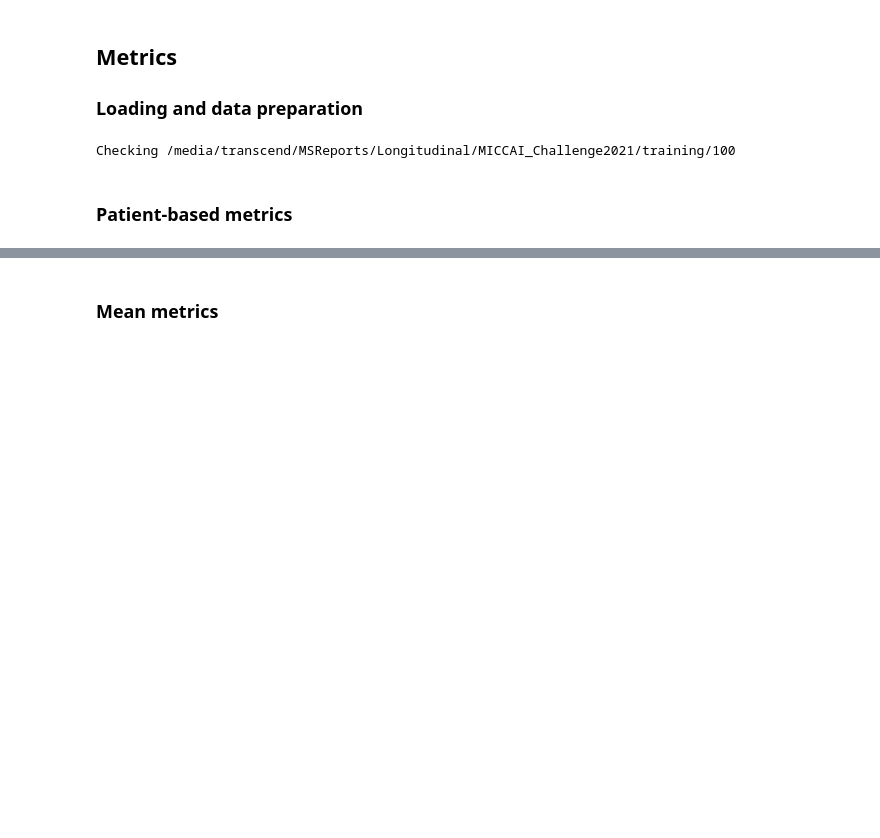
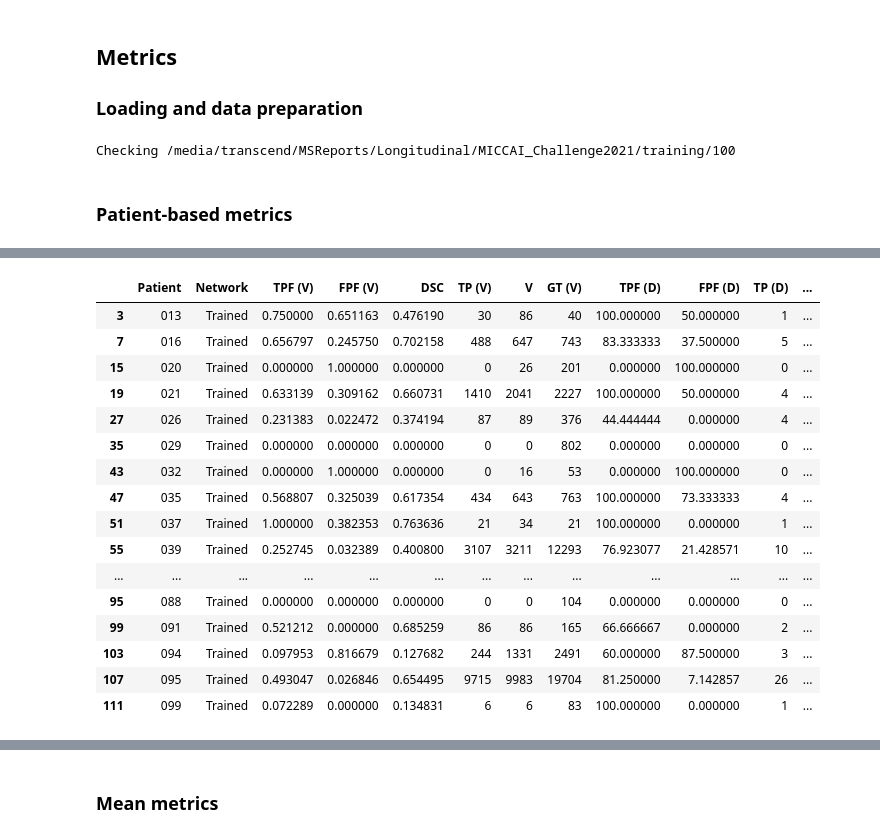
Before and after one commit to marianocabezas/msseg2, a Jupyter notebook: metrics_msseg2.ipynb, the cells around one changed output, grey strips where cells are left out. Saved outputs shown, nothing was run; the diff lists cells and outputs as text; code cells hidden in the pictures; blank space fills up the shorter version.

```diff
--- a/metrics_msseg2.ipynb
+++ b/metrics_msseg2.ipynb
@@ -295,2 +295,13 @@ positive_df[positive_df['DSC'] < 0.6]
 # %%
-positive_df[positive_df['Network'] == 'Trained']
+positive_df[(positive_df['Network'] == 'Trained') | (positive_df['Network'] == 'Baseline')]
+trained_df = positive_df[positive_df['Network'] == 'Trained']
+baseline_df = positive_df[positive_df['Network'] == 'Baseline']
+
+trained_patients = []
+baseline_patients = []
+
+for (trained_idx, trained_row), (baseline_idx, baseline_row) in zip(trained_df.iterrows(), baseline_df.iterrows()):
+    if trained_row['DSC'] > baseline_row['DSC']:
+        trained_patients.append(trained_row['Patient'])
+    else:
+        baseline_patients.append(trained_row['Patient'])
@@ -314,0 +334,20 @@ positive_df[positive_df['Network'] == 'Trained']
+# %%
+trained_df[~trained_df['Patient'].isin(trained_patients)]
+# %% [output]
+|  | Patient | Network | TPF (V) | FPF (V) | DSC | TP (V) | V | GT (V) | TPF (D) | FPF (D) | TP (D) | ... |
+| 3 | 013 | Trained | 0.750000 | 0.651163 | 0.476190 | 30 | 86 | 40 | 100.000000 | 50.000000 | 1 | ... |
+| 7 | 016 | Trained | 0.656797 | 0.245750 | 0.702158 | 488 | 647 | 743 | 83.333333 | 37.500000 | 5 | ... |
+| 15 | 020 | Trained | 0.000000 | 1.000000 | 0.000000 | 0 | 26 | 201 | 0.000000 | 100.000000 | 0 | ... |
+| 19 | 021 | Trained | 0.633139 | 0.309162 | 0.660731 | 1410 | 2041 | 2227 | 100.000000 | 50.000000 | 4 | ... |
+| 27 | 026 | Trained | 0.231383 | 0.022472 | 0.374194 | 87 | 89 | 376 | 44.444444 | 0.000000 | 4 | ... |
+| 35 | 029 | Trained | 0.000000 | 0.000000 | 0.000000 | 0 | 0 | 802 | 0.000000 | 0.000000 | 0 | ... |
+| 43 | 032 | Trained | 0.000000 | 1.000000 | 0.000000 | 0 | 16 | 53 | 0.000000 | 100.000000 | 0 | ... |
+| 47 | 035 | Trained | 0.568807 | 0.325039 | 0.617354 | 434 | 643 | 763 | 100.000000 | 73.333333 | 4 | ... |
+| 51 | 037 | Trained | 1.000000 | 0.382353 | 0.763636 | 21 | 34 | 21 | 100.000000 | 0.000000 | 1 | ... |
+| 55 | 039 | Trained | 0.252745 | 0.032389 | 0.400800 | 3107 | 3211 | 12293 | 76.923077 | 21.428571 | 10 | ... |
+| ... | ... | ... | ... | ... | ... | ... | ... | ... | ... | ... | ... | ... |
+| 95 | 088 | Trained | 0.000000 | 0.000000 | 0.000000 | 0 | 0 | 104 | 0.000000 | 0.000000 | 0 | ... |
+| 99 | 091 | Trained | 0.521212 | 0.000000 | 0.685259 | 86 | 86 | 165 | 66.666667 | 0.000000 | 2 | ... |
+| 103 | 094 | Trained | 0.097953 | 0.816679 | 0.127682 | 244 | 1331 | 2491 | 60.000000 | 87.500000 | 3 | ... |
+| 107 | 095 | Trained | 0.493047 | 0.026846 | 0.654495 | 9715 | 9983 | 19704 | 81.250000 | 7.142857 | 26 | ... |
+| 111 | 099 | Trained | 0.072289 | 0.000000 | 0.134831 | 6 | 6 | 83 | 100.000000 | 0.000000 | 1 | ... |
```
Also changed, not shown: parts of 12 cells of this notebook, 1 other file.
